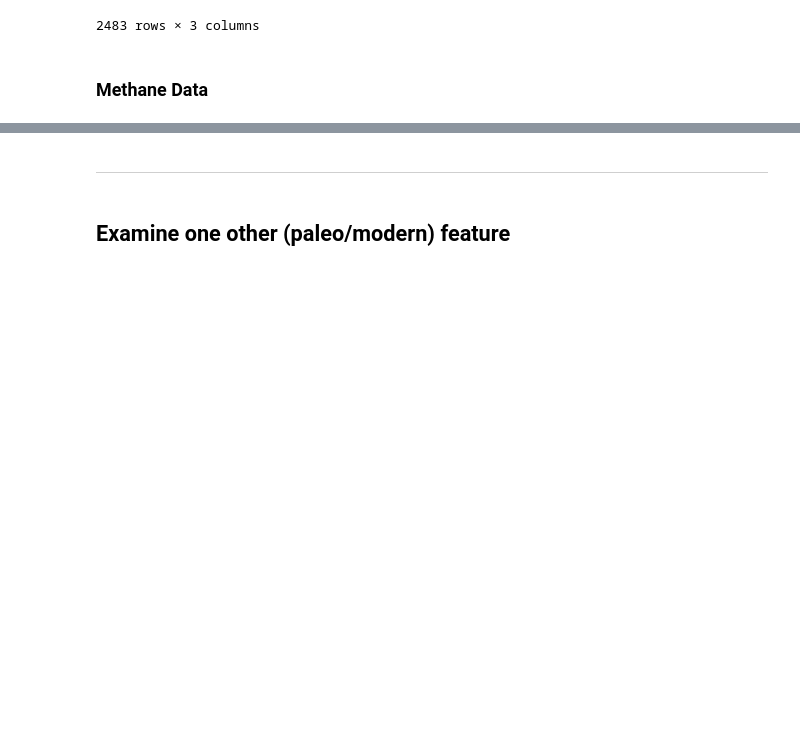
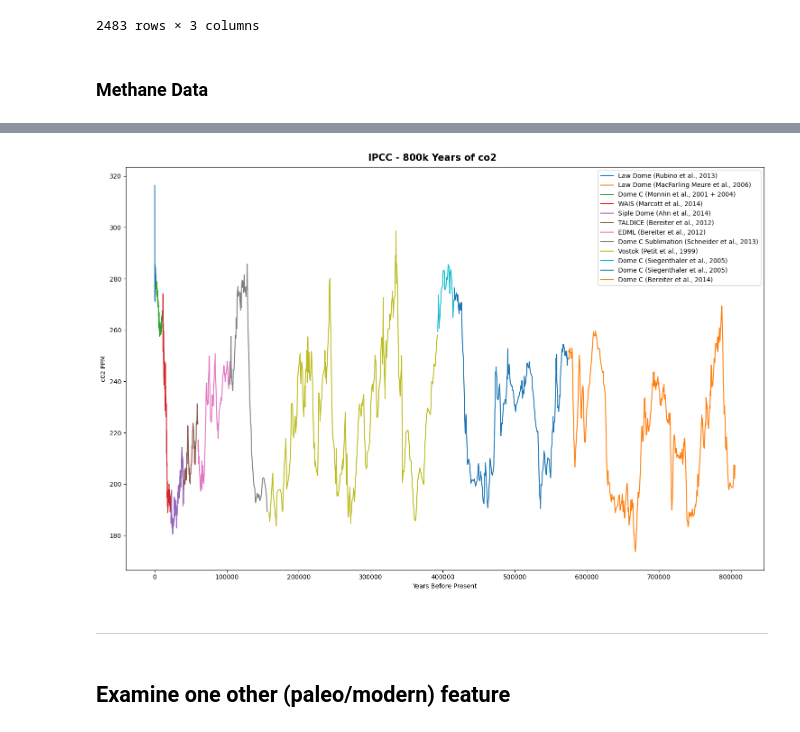
Before and after one commit to humphs078/Owner-avatar-programming_for_data_analysis_assignment_2, a Jupyter notebook: submission.ipynb, the cells around one changed output, grey strips where cells are left out. Saved outputs shown, nothing was run; the diff lists cells and outputs as text; code cells hidden in the pictures; blank space fills up the shorter version.

```diff
--- a/submission.ipynb
+++ b/submission.ipynb
@@ -310,3 +353,27 @@ full_temp_data
+# %%
+# create an empty plot
+fig, ax = plt.subplots(figsize=(15,10))
+
+# plot the composite graph with labelling and titles
+ax.plot(rubino['years_before_present'], rubino['co2_ppmv'], label='Law Dome (Rubino et al., 2013)')
+ax.plot(macfarling['years_before_present'], macfarling['co2_ppmv'], label = 'Law Dome (MacFarling Meure et al., 2006)')
+ax.plot(monnin['years_before_present'], monnin['co2_ppmv'], label = 'Dome C (Monnin et al., 2001 + 2004)')
+ax.plot(marcott['years_before_present'], marcott['co2_ppmv'], label = 'WAIS (Marcott et al., 2014)')
+ax.plot(ahn['years_before_present'], ahn['co2_ppmv'], label = 'Siple Dome (Ahn et al., 2014)')
+ax.plot(bereiter['years_before_present'], bereiter['co2_ppmv'], label = 'TALDICE (Bereiter et al., 2012)')
+ax.plot(bereiter_2['years_before_present'], bereiter_2['co2_ppmv'], label  = 'EDML (Bereiter et al., 2012)')
+ax.plot(schneider['years_before_present'], schneider['co2_ppmv'], label = 'Dome C Sublimation (Schneider et al., 2013)')
+ax.plot(petit['years_before_present'], petit['co2_ppmv'], label = 'Vostok (Petit et al., 1999)')
+ax.plot(siegenthaler['years_before_present'], siegenthaler['co2_ppmv'], label = 'Dome C (Siegenthaler et al., 2005)')
+ax.plot(siegenthaler_2['years_before_present'], siegenthaler_2['co2_ppmv'], label = 'Dome C (Siegenthaler et al., 2005)')
+ax.plot(bereiter_3['years_before_present'], bereiter_3['co2_ppmv'], label = 'Dome C (Bereiter et al., 2014)')
+ax.set_xlabel('Years Before Present')
+ax.set_ylabel('c02 PPM')
+ax.legend()
+plt.suptitle("IPCC - 800k Years of co2", weight = 'bold', size = 15)
+plt.tight_layout()
+# %% [output]
+[figure, added]
 # %% [markdown]
 ---
 # %% [markdown]
```
Also changed, not shown: parts of 16 cells of this notebook, 5 other files.
